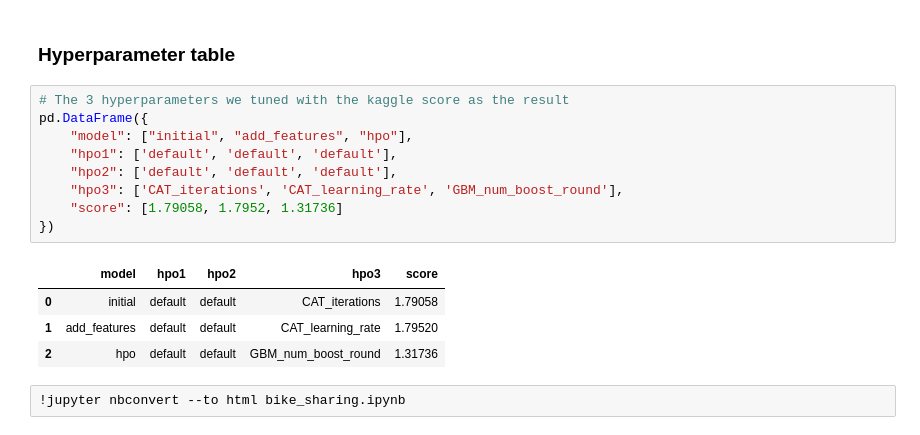
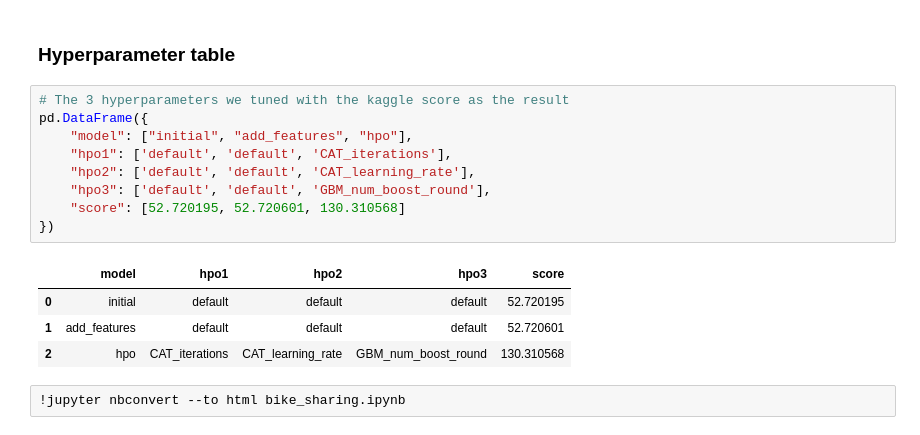
Before and after one commit to mrjrcastroc/Project-Predict-Bike-Sharing-Demand-with-AutoGluon, a Jupyter notebook: project-template.ipynb, the cells around one changed output. Drawn from its saved outputs; the diff is of its cells as text.

```diff
--- a/project-template.ipynb
+++ b/project-template.ipynb
@@ -560,17 +681,17 @@ fig.savefig('model_test_score.png')
 # %%
 # The 3 hyperparameters we tuned with the kaggle score as the result
 pd.DataFrame({
     "model": ["initial", "add_features", "hpo"],
-    "hpo1": ['default', 'default', 'default'],
-    "hpo2": ['default', 'default', 'default'],
-    "hpo3": ['CAT_iterations', 'CAT_learning_rate', 'GBM_num_boost_round'],
-    "score": [1.79058, 1.7952, 1.31736]
+    "hpo1": ['default', 'default', 'CAT_iterations'],
+    "hpo2": ['default', 'default', 'CAT_learning_rate'],
+    "hpo3": ['default', 'default', 'GBM_num_boost_round'],
+    "score": [52.720195, 52.720601, 130.310568]
 })
 # %% [output]
 |  | model | hpo1 | hpo2 | hpo3 | score |
-| 0 | initial | default | default | CAT_iterations | 1.79058 |
-| 1 | add_features | default | default | CAT_learning_rate | 1.79520 |
-| 2 | hpo | default | default | GBM_num_boost_round | 1.31736 |
+| 0 | initial | default | default | default | 52.720195 |
+| 1 | add_features | default | default | default | 52.720601 |
+| 2 | hpo | CAT_iterations | CAT_learning_rate | GBM_num_boost_round | 130.310568 |
 # %%
 !jupyter nbconvert --to html bike_sharing.ipynb
 # %% [output]
```
Also changed, not shown: parts of 23 cells of this notebook, 6 other files.
